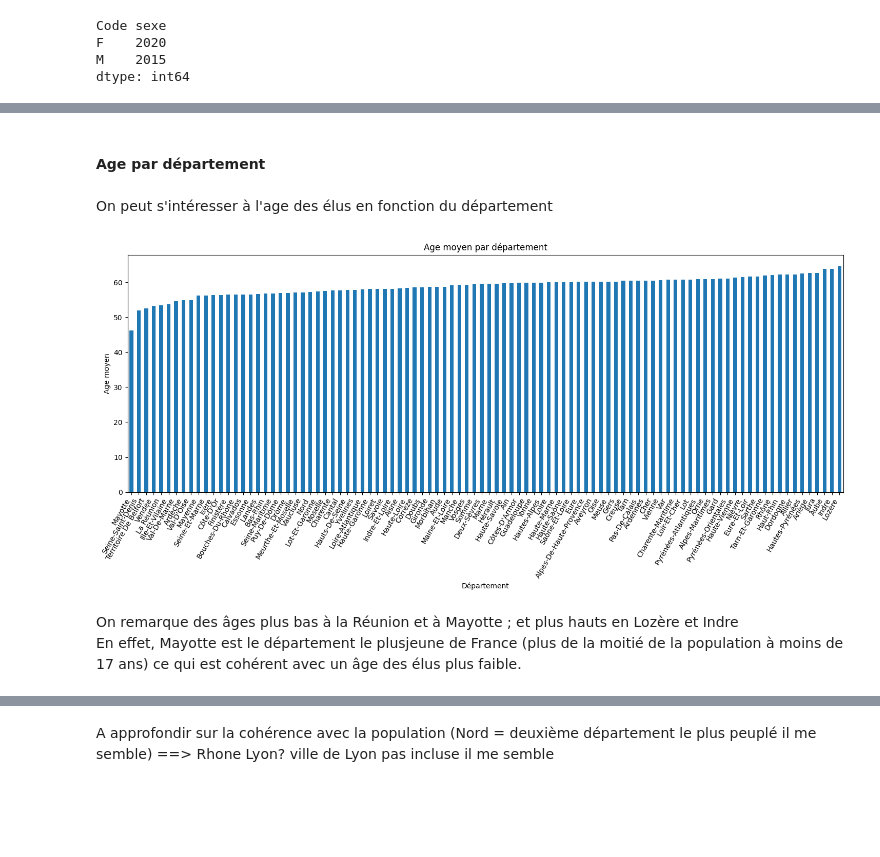
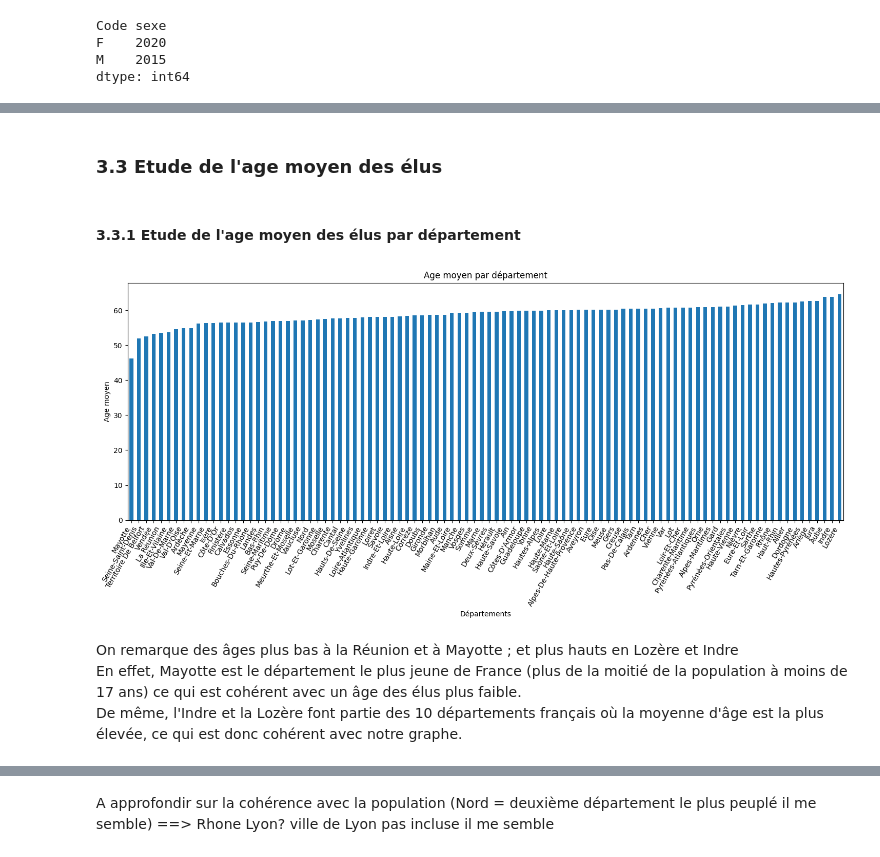
Before and after one commit to matyseyheraguibel/analyse_elus_MatysMaxime, a Jupyter notebook: Analyse_dataset_elus_departementaux.ipynb, the cells around one changed output, grey strips where cells are left out. Drawn from its saved outputs; the diff is of its cells as text; code cells hidden in the pictures; blank space fills up the shorter version.

```diff
--- a/Analyse_dataset_elus_departementaux.ipynb
+++ b/Analyse_dataset_elus_departementaux.ipynb
@@ -257,0 +367,3 @@ departement=dfbase.groupby(by='Libellé du département')
+# %%
+dfbase['Age-classe']=pd.cut(dfbase['Age'], bins=[20,30,40,50,60,70,80,90], labels=['très jeunes élus', 'jeunes élus','élus','élus moyen','ainés','retraités','anciens'])
+dfbase.head()
@@ -297,21 +460,21 @@ ANALYSE : cela est surement du à la manière dont sont constitués les binômes
 # %% [markdown]
-#### Age par département
+### 3.3 Etude de l'age moyen des élus
-# %% [markdown]
-On peut s'intéresser à l'age des élus en fonction du département
+# %% [markdown]
+#### 3.3.1 Etude de l'age moyen des élus par département
 # %%
 departement=dfbase.groupby(by='Libellé du département')
 agedepmean=departement.Age.mean()
 
 plt.figure(figsize=(18, 6) )
 agedepmean.sort_values().plot(kind='bar')
 plt.title("Age moyen par département")
-plt.xlabel("Département")
+plt.xlabel("Départements")
 plt.ylabel("Age moyen")
-plt.xticks(rotation=60, ha='right')  # Rotation pour lisibilité
+plt.xticks(rotation=60, ha='right')  # Rotation de la légende pour pus de lisibilité
 
 plt.show()
 # %% [output]
-[figure, old version]
+[figure, new version]
 # %% [markdown]
 On remarque des âges plus bas à la Réunion et à Mayotte ; et plus hauts en Lozère et Indre <br>
-En effet, Mayotte est le département le plusjeune de France (plus de la moitié de la population à moins de 17 ans) ce qui est cohérent avec un âge des élus plus faible.
+En effet, Mayotte est le département le plus jeune de France (plus de la moitié de la population à moins de 17 ans) ce qui est cohérent avec un âge des élus plus faible. <br>De même, l'Indre et la Lozère font partie des 10 départements français où la moyenne d'âge est la plus élevée, ce qui est donc cohérent avec notre graphe.
```
Also changed, not shown: parts of 96 cells of this notebook.
